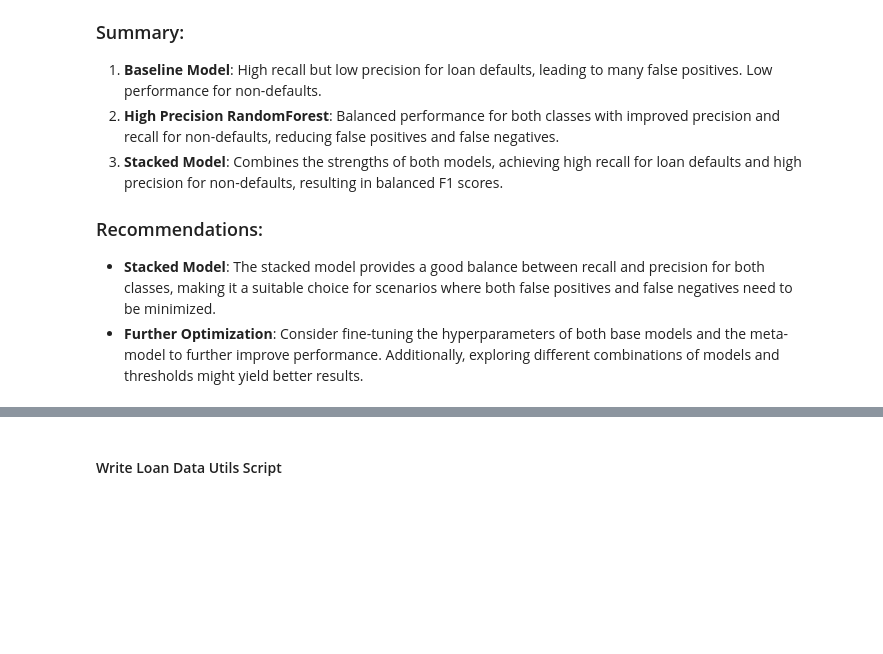
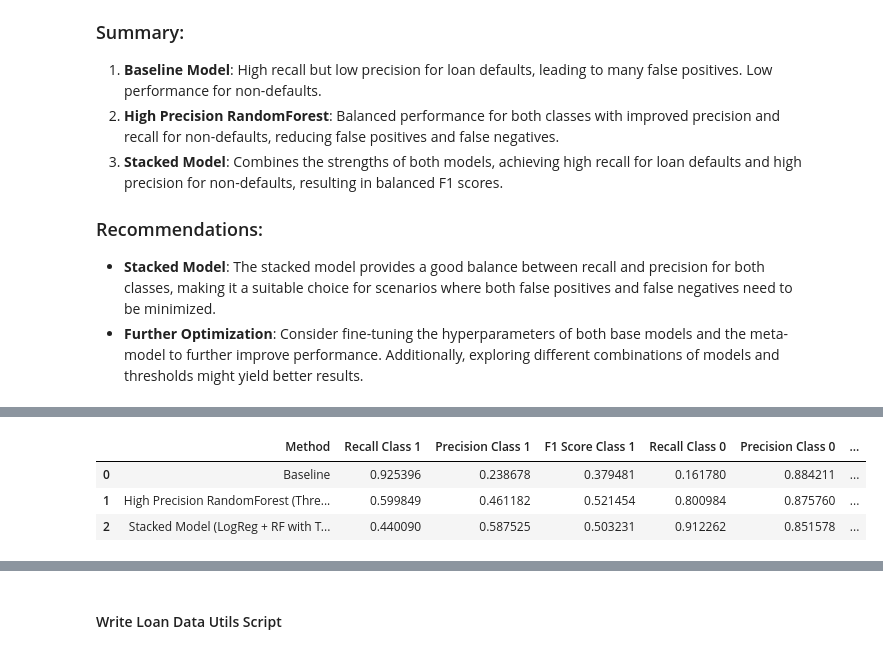
Before and after one commit to micah-shull/Machine_Learning_Pipelines, a Jupyter notebook: pipelines_16_ensemble_02_stacking_00.ipynb, the cells around one changed output, grey strips where cells are left out. Cells and saved outputs as stored; diff of their text form; code cells hidden in the pictures; blank space fills up the shorter version.

```diff
--- a/pipelines_16_ensemble_02_stacking_00.ipynb
+++ b/pipelines_16_ensemble_02_stacking_00.ipynb
@@ -573,0 +838,7 @@ The combined performance metrics for three models — the baseline Logistic Regr
+# %%
+results_df
+# %% [output]
+|  | Method | Recall Class 1 | Precision Class 1 | F1 Score Class 1 | Recall Class 0 | Precision Class 0 | ... |
+| 0 | Baseline | 0.925396 | 0.238678 | 0.379481 | 0.161780 | 0.884211 | ... |
+| 1 | High Precision RandomForest (Thre... | 0.599849 | 0.461182 | 0.521454 | 0.800984 | 0.875760 | ... |
+| 2 | Stacked Model (LogReg + RF with T... | 0.440090 | 0.587525 | 0.503231 | 0.912262 | 0.851578 | ... |
```
Also changed, not shown: parts of 13 cells of this notebook.
